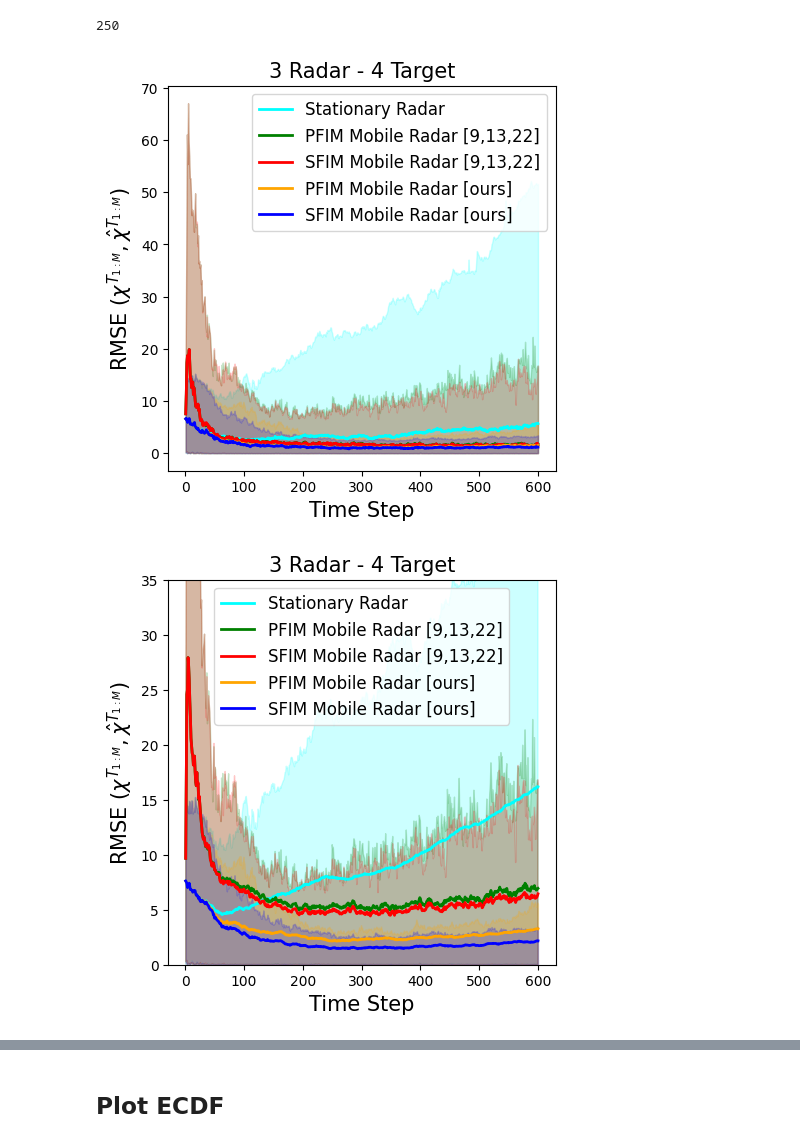
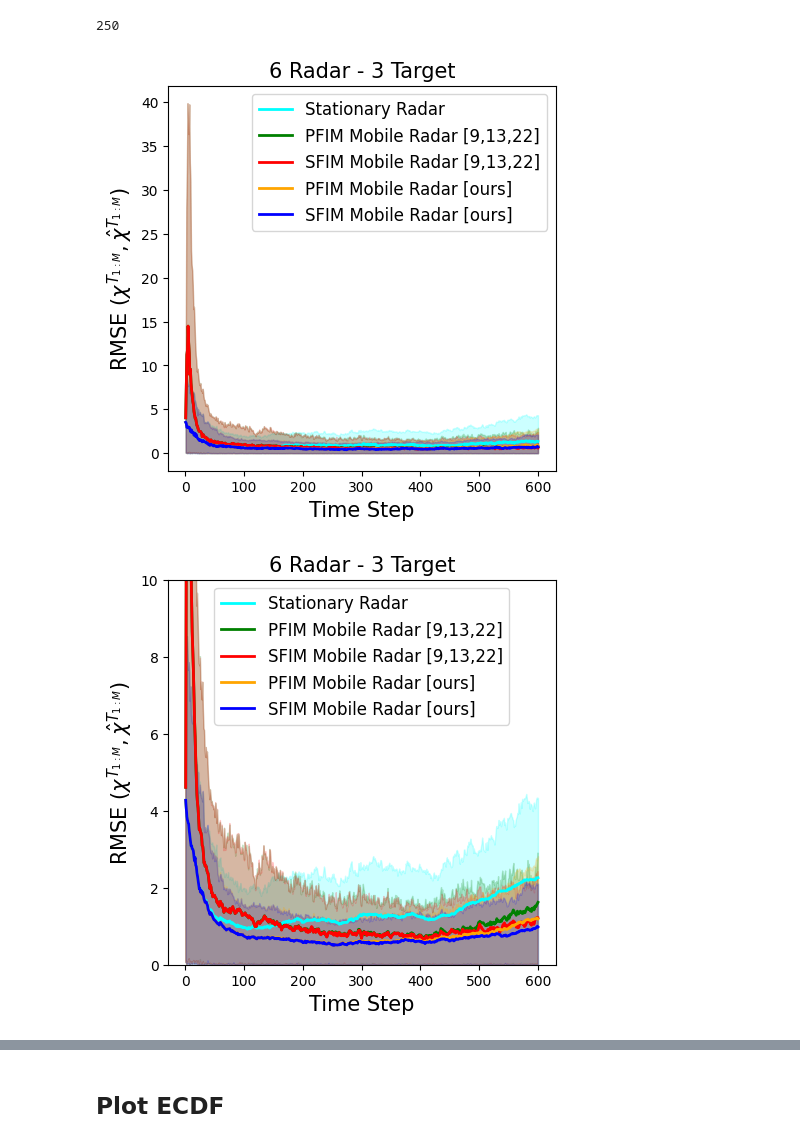
Before and after one commit to mlpotter/OptimalTrackingAndControl, a Jupyter notebook: src_faster/visualize_results.ipynb, the cells around one changed output, grey strips where cells are left out. Cells and saved outputs as stored; diff of their text form; code cells hidden in the pictures.

```diff
--- a/src_faster/visualize_results.ipynb
+++ b/src_faster/visualize_results.ipynb
@@ -16,7 +16,7 @@ move_radars = ["no-move_radars","move_radars"]
 remove_tmp_images = ["remove_tmp_images"]
 save_images = ["no-save_images"]
 # %%
-experiment_number = 11
+experiment_number = 12
 folder_save =  os.path.join("results",f"experiment{experiment_number}_all")
 os.makedirs(folder_save,exist_ok=True)
 # %%
@@ -195,7 +195,7 @@ plt.title(title,fontsize=15)
 
 plt.savefig(os.path.join(folder_save,f"rmse_median_overlayed{experiment_number}.pdf"))
 # %% [output]
-[figure, old version]
+[figure, new version]
 # %%
 rmse_nomove_mean = np.mean(rmse_nomove,axis=0)
 rmse_move_pfim_bad_mean = np.mean(rmse_move_pfim_bad,axis=0)
@@ -203,35 +203,35 @@ rmse_move_sfim_bad_mean = np.mean(rmse_move_sfim_bad,axis=0)
 rmse_move_pfim_mean = np.mean(rmse_move_pfim,axis=0)
 rmse_move_sfim_mean = np.mean(rmse_move_sfim,axis=0)
 
 hdi_interval = 0.9
 
 plt.figure(figsize=(5,5))
 az.plot_hdi(k, np.expand_dims(rmse_nomove,axis=0),hdi_prob=hdi_interval,smooth=False,color='cyan',fill_kwargs={'alpha': 0.2})
 plt.plot(k,rmse_nomove_mean ,linewidth=2,color="cyan",label='Stationary Radar') #mean curve.
 
 az.plot_hdi(k, np.expand_dims(rmse_move_pfim_bad,axis=0),hdi_prob=hdi_interval,smooth=False,color='green',fill_kwargs={'alpha': 0.2})
 plt.plot(k,rmse_move_pfim_bad_mean, linewidth=2,color="green",label='PFIM Mobile Radar [9,13,22]') #mean curve.
 
 az.plot_hdi(k,np.expand_dims(rmse_move_sfim_bad,axis=0) ,hdi_prob=hdi_interval,smooth=False,color='red',fill_kwargs={'alpha': 0.2})
 plt.plot(k,rmse_move_sfim_bad_mean, linewidth=2,color="red",label='SFIM Mobile Radar [9,13,22]') #mean curve.
 
 az.plot_hdi(k, np.expand_dims(rmse_move_pfim,axis=0),hdi_prob=hdi_interval,smooth=False,color='orange',fill_kwargs={'alpha': 0.2})
 plt.plot(k,rmse_move_pfim_mean, linewidth=2,color="orange",label='PFIM Mobile Radar [ours]') #mean curve.
 
 az.plot_hdi(k, np.expand_dims(rmse_move_sfim,axis=0),hdi_prob=hdi_interval,smooth=False,color='blue',fill_kwargs={'alpha': 0.2})
 plt.plot(k,rmse_move_sfim_mean, linewidth=2,color="blue",label='SFIM Mobile Radar [ours]') #mean curve.
 
 plt.xlabel("Time Step",fontsize=15)
 plt.ylabel('RMSE $(\chi^{T_{1:M}},\\hat{\chi}^{T_{1:M}})$',fontsize=15)
 # plt.ylabel("$x^2$")
 plt.legend(loc="upper center",fontsize=12)
 # plt.title("3 Radars - 4 Targets",fontsize=20)
-plt.ylim([0,35])
+plt.ylim([0,10])
 plt.title(title,fontsize=15)
 
 plt.savefig(os.path.join(folder_save,f"rmse_mean_overlayed{experiment_number}.pdf"))
 # %% [output]
-[figure, old version]
+[figure, new version]
 # %%
 # plt.figure(figsize=(5,5))
 # hdi_interval = 0.9
```
Also changed, not shown: parts of 9 cells of this notebook, 1 other file.
